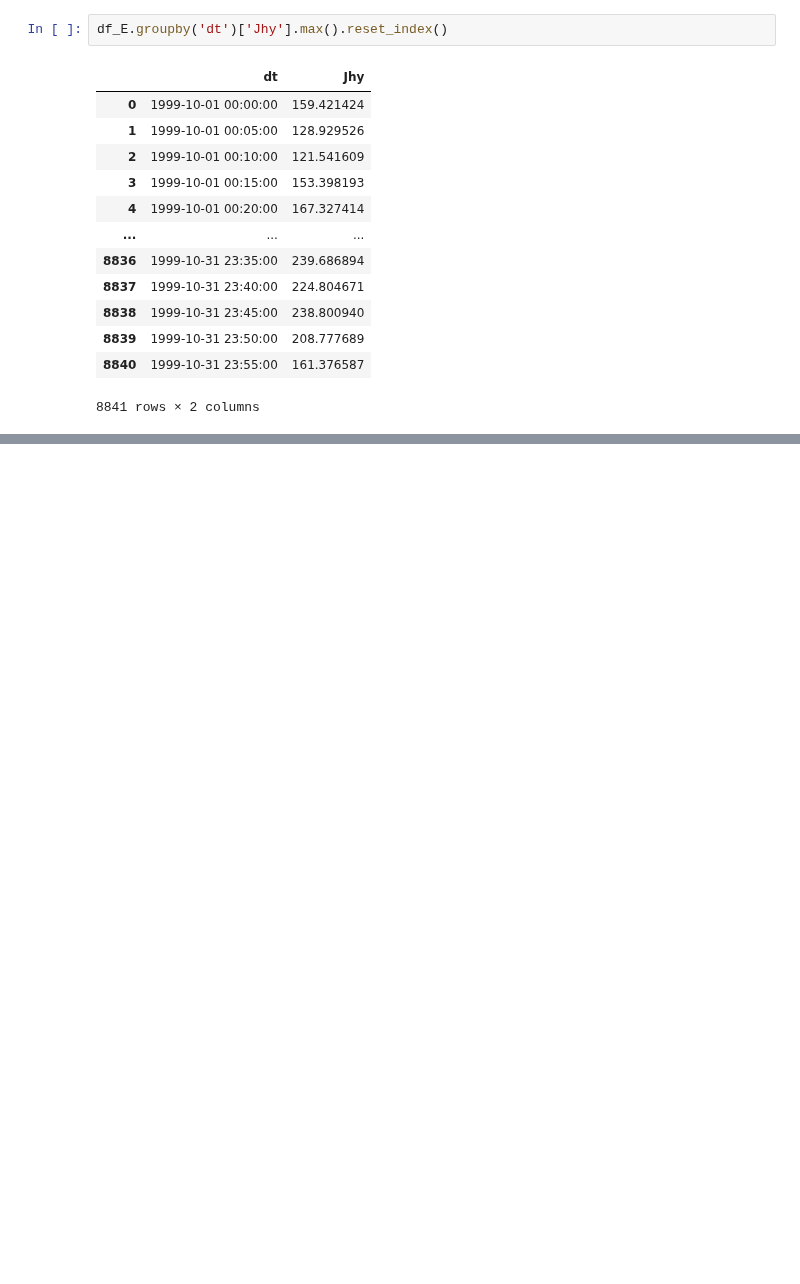
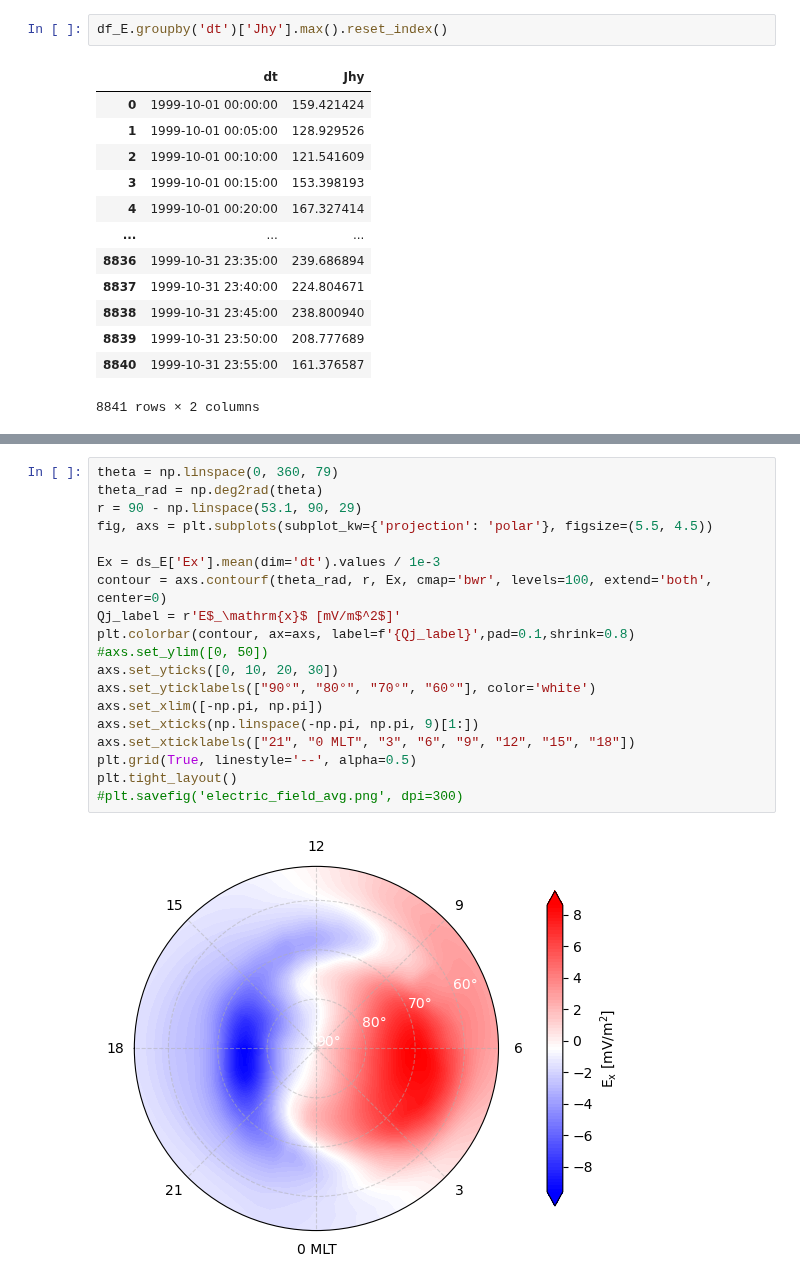
Before and after one commit to reddy-sachin/REPPU-ESN2, a Jupyter notebook: AE/Qj_ESN.ipynb, the cells around one changed output, grey strips where cells are left out. Drawn from its saved outputs; the diff is of its cells as text; blank space fills up the shorter version.

```diff
--- a/AE/Qj_ESN.ipynb
+++ b/AE/Qj_ESN.ipynb
@@ -480 +522,22 @@ plt.savefig('ESN_total_power.png', dpi=300)
+# %%
+theta = np.linspace(0, 360, 79)
+theta_rad = np.deg2rad(theta)
+r = 90 - np.linspace(53.1, 90, 29)
+fig, axs = plt.subplots(subplot_kw={'projection': 'polar'}, figsize=(5.5, 4.5))
+
+Ex = ds_E['Ex'].mean(dim='dt').values / 1e-3
+contour = axs.contourf(theta_rad, r, Ex, cmap='bwr', levels=100, extend='both', center=0)
+Qj_label = r'E$_\mathrm{x}$ [mV/m$^2$]'
+plt.colorbar(contour, ax=axs, label=f'{Qj_label}',pad=0.1,shrink=0.8)
+#axs.set_ylim([0, 50])
+axs.set_yticks([0, 10, 20, 30])
+axs.set_yticklabels(["90°", "80°", "70°", "60°"], color='white')
+axs.set_xlim([-np.pi, np.pi])
+axs.set_xticks(np.linspace(-np.pi, np.pi, 9)[1:])
+axs.set_xticklabels(["21", "0 MLT", "3", "6", "9", "12", "15", "18"])
+plt.grid(True, linestyle='--', alpha=0.5)
+plt.tight_layout()
+#plt.savefig('electric_field_avg.png', dpi=300)
+# %% [output]
+[figure, added]
 # %%
```
Also changed, not shown: parts of 15 cells of this notebook, 9 other files.
